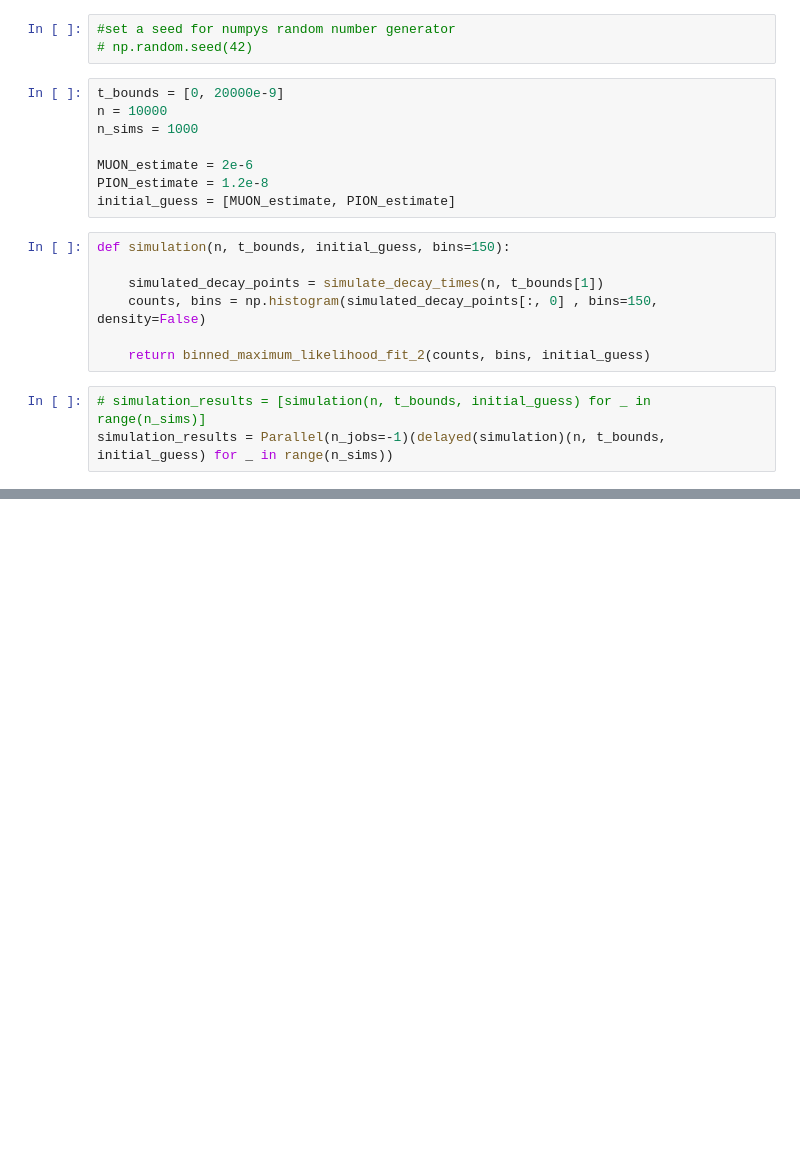
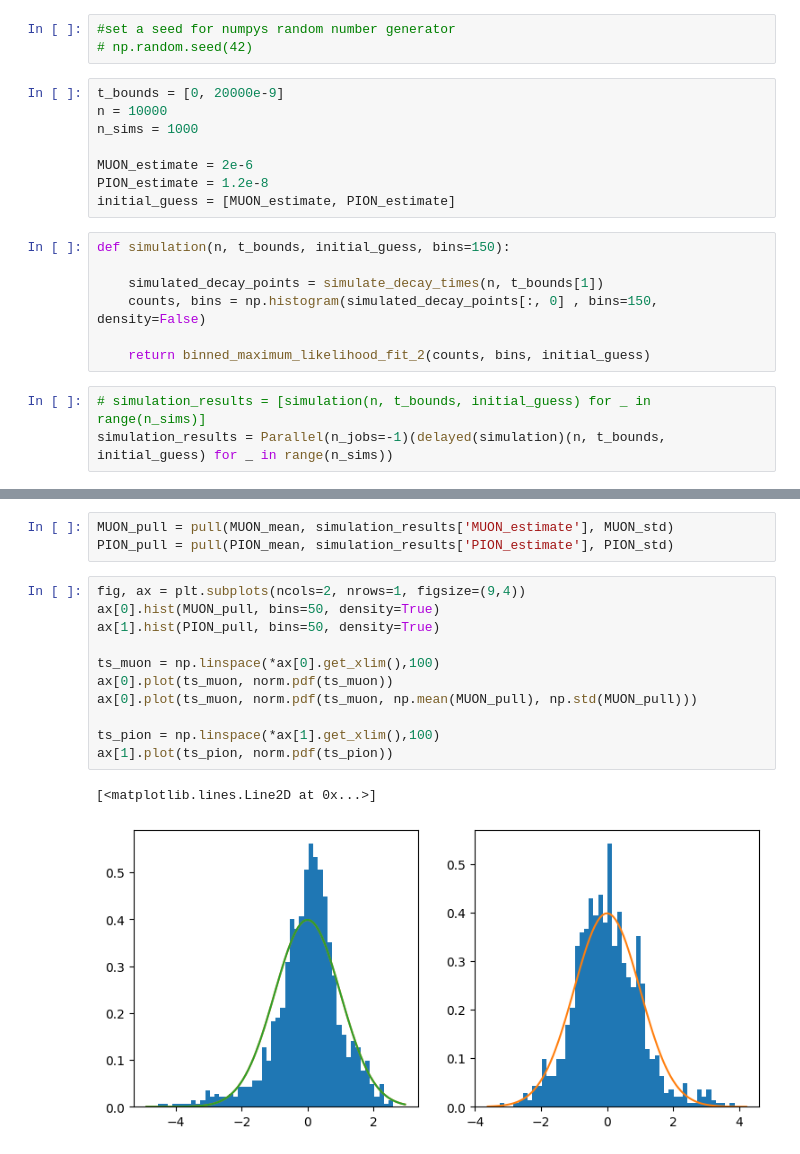
Before and after one commit to kingspoof/PHY241, a Jupyter notebook: Code/3_d.ipynb, the cells around one changed output, grey strips where cells are left out. Saved outputs shown, nothing was run; the diff lists cells and outputs as text; blank space fills up the shorter version.

Commit message:
added pull

```diff
--- a/Code/3_d.ipynb
+++ b/Code/3_d.ipynb
@@ -81,0 +86,17 @@ plt.tight_layout()
+# %%
+MUON_pull = pull(MUON_mean, simulation_results['MUON_estimate'], MUON_std)
+PION_pull = pull(PION_mean, simulation_results['PION_estimate'], PION_std)
+# %%
+fig, ax = plt.subplots(ncols=2, nrows=1, figsize=(9,4))
+ax[0].hist(MUON_pull, bins=50, density=True)
+ax[1].hist(PION_pull, bins=50, density=True)
+
+ts_muon = np.linspace(*ax[0].get_xlim(),100)
+ax[0].plot(ts_muon, norm.pdf(ts_muon))
+ax[0].plot(ts_muon, norm.pdf(ts_muon, np.mean(MUON_pull), np.std(MUON_pull)))
+
+ts_pion = np.linspace(*ax[1].get_xlim(),100)
+ax[1].plot(ts_pion, norm.pdf(ts_pion))
+# %% [output]
+[<matplotlib.lines.Line2D at 0x...>]
+[figure, added]
```
Also changed, not shown: parts of 7 cells of this notebook, 2 other files.
